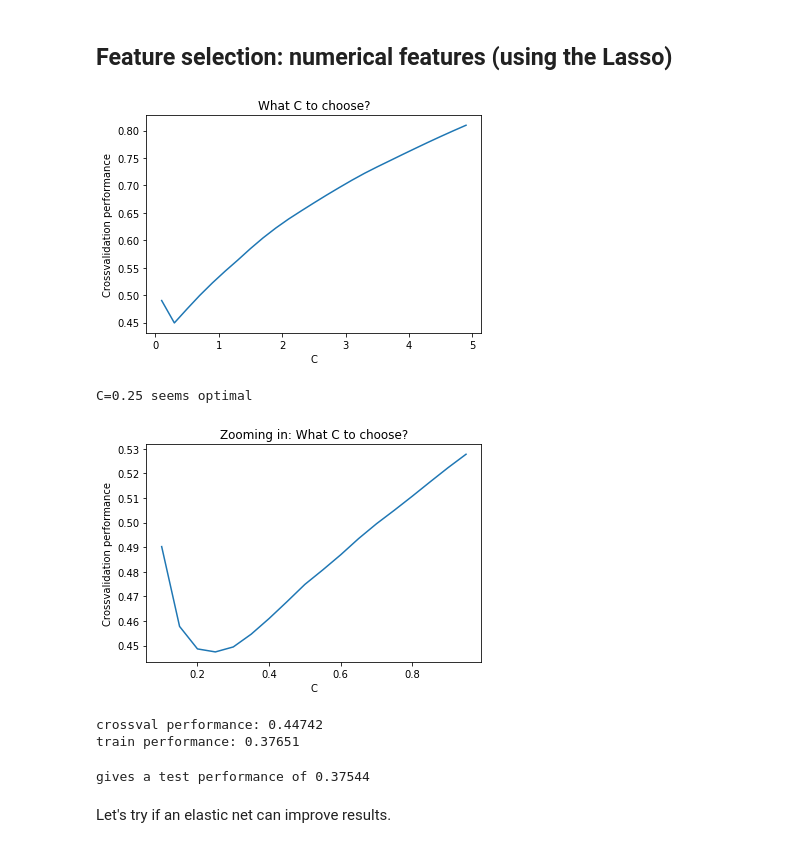
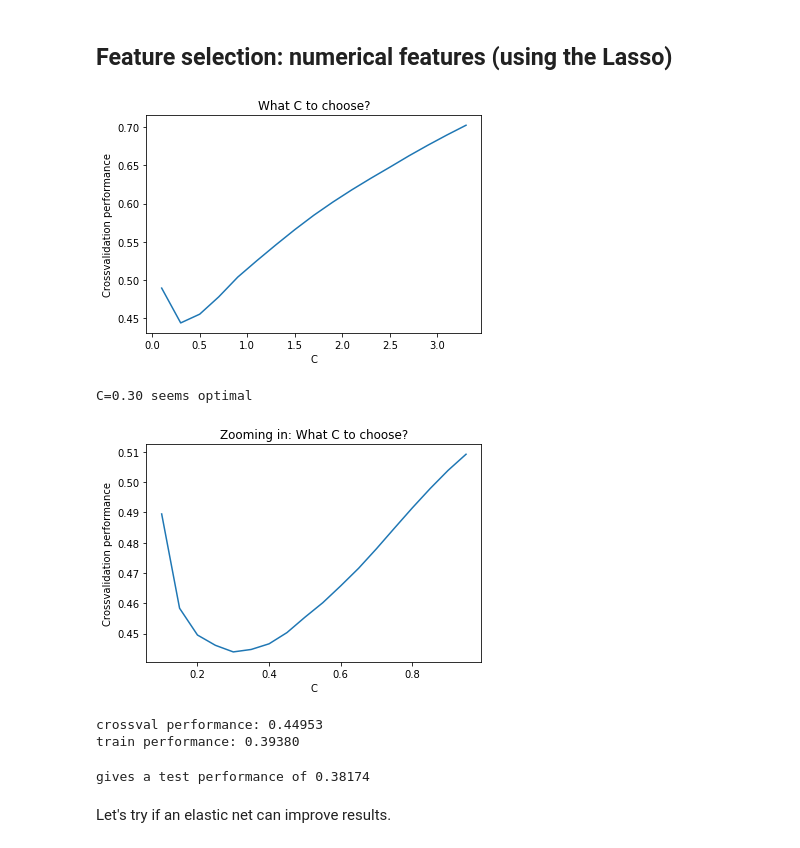
Before and after one commit to AnneDeGraaf/DrivenData_WarmUp_HeartDisease, a Jupyter notebook: modelDevelopment3.ipynb, the cells around one changed output. Saved outputs shown, nothing was run; the diff lists cells and outputs as text; code cells hidden in the pictures.

```diff
--- a/modelDevelopment3.ipynb
+++ b/modelDevelopment3.ipynb
@@ -46,12 +46,14 @@ poly_features = polynomials.fit_transform(X[numeric_cols])
 # normalize data to mean=0 and std=1
 scaler = StandardScaler(copy=False, with_mean=True, with_std=True).fit(poly_features)
 poly_features = scaler.transform(poly_features)
+# note: the intercept is here normalized to zero. We correct this further below.
 
 # make data frame with all data
 poly_train_df = pd.DataFrame(data=poly_features,
                              index=X.index,
                              columns=polynomials.get_feature_names(numeric_cols))
 poly_train_df = poly_train_df.join(categoric_data)
+poly_train_df['1'] = 1.0 # intercept was changed to zero by normalization. We have to correct that.
 # %%
 # make poly df for test set
 categoric_test = X_test.copy()
@@ -230,7 +232,7 @@ C_list = np.arange(.1, 5.0, .2)
 crossVal_loss = np.zeros(len(C_list))
 
 for j in range(len(C_list)):
-    str_kFold = StratifiedKFold(n_splits=10, shuffle=True, random_state=1)
+    str_kFold = StratifiedKFold(n_splits=10, shuffle=False)
     crossVal_performance = np.zeros(str_kFold.get_n_splits())
     logRes_params = LogisticRegression(penalty='l1', C=C_list[j],
                     fit_intercept=False, tol=1e-8, solver='liblinear', max_iter=300)
@@ -249,43 +251,43 @@ plt.xlabel('C')
 plt.ylabel('Crossvalidation performance')
 plt.title('What C to choose?');
 # %% [output]
-[figure, old version]
+[figure, new version]
 # %%
 # "zooming in" on minimum. Change C_list
 C_list = np.arange(.1, 1.0, .05)
 crossVal_loss = np.zeros(len(C_list))
 
 for j in range(len(C_list)):
-    str_kFold = StratifiedKFold(n_splits=10, shuffle=True, random_state=1)
+    str_kFold = StratifiedKFold(n_splits=10, shuffle=False)
     crossVal_performance = np.zeros(str_kFold.get_n_splits())
     logRes_params = LogisticRegression(penalty='l1', C=C_list[j],
                     fit_intercept=False, tol=1e-8, solver='liblinear', max_iter=300)
     i=int(0)
     for iTrain, iCross in str_kFold.split(X, y):
         X_train, X_cross = X.iloc[iTrain], X.iloc[iCross]
         y_train, y_cross = y.iloc[iTrain], y.iloc[iCross]
         model_i = logRes_params.fit(X_train, np.ravel(y_train))
         prob_i = model_i.predict_proba(X_cross)
         crossVal_performance[i] = logLoss(y_cross, prob_i)[0,1]
         i+=1
     crossVal_loss[j] = np.mean(crossVal_performance)
 
 plt.plot(C_list, crossVal_loss)
 plt.xlabel('C')
 plt.ylabel('Crossvalidation performance')
 plt.title('Zooming in: What C to choose?');
 
-print('C=0.25 seems optimal')
+print('C=0.30 seems optimal')
 # %% [output]
-C=0.25 seems optimal
+C=0.30 seems optimal
-[figure, old version]
+[figure, new version]
 # %%
-# the model with C=0.25:
-logRes_params = LogisticRegression(penalty='l1', C=0.25,
+# the model with C=0.20:
+logRes_params = LogisticRegression(penalty='l1', C=0.20,
         fit_intercept=False, tol=1e-8, solver='liblinear', max_iter=300)
 
 # performance on crossval set:
-str_kFold = StratifiedKFold(n_splits=10, shuffle=True, random_state=1)
+str_kFold = StratifiedKFold(n_splits=10, shuffle=False)
 crossVal_performance = np.zeros(str_kFold.get_n_splits())
 i=int(0)
 for iTrain, iCross in str_kFold.split(X, y):
@@ -302,8 +304,8 @@ logRes_fit = logRes_params.fit(X, np.ravel(y))
 train_prob = logRes_fit.predict_proba(X)
 print('train performance: %0.5f' %logLoss(y, train_prob)[0,1])
 # %% [output]
-crossval performance: 0.44742
-train performance: 0.37651
+crossval performance: 0.44953
+train performance: 0.39380
 # %%
 # performance on test set:
 test_probab = logRes_fit.predict_proba(poly_test_df)[:,1]
@@ -313,9 +315,9 @@ d = {'heart_disease_present': test_probab}
 submission_df = pd.DataFrame(data=d, index=poly_test_df.index)
 submission_df.to_csv('../logResModel_Lasso1_results.csv')
 
-print('gives a test performance of 0.37544')
+print('gives a test performance of 0.38174')
 # %% [output]
-gives a test performance of 0.37544
+gives a test performance of 0.38174
 # %% [markdown]
 Let's try if an elastic net can improve results.
 # %%
```
Also changed, not shown: parts of 15 cells of this notebook.
